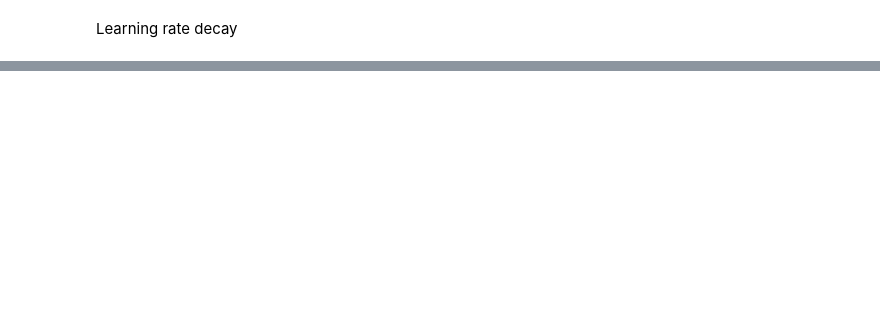
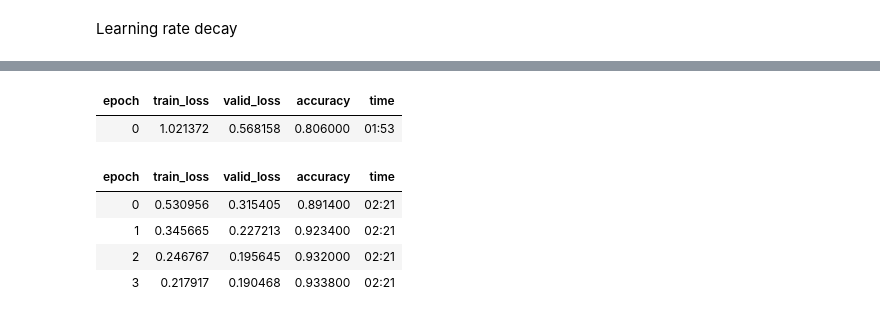
Before and after one commit to davoodwadi/davoodwadi.github.io, a Jupyter notebook: High_accuracy_CIFAR10.ipynb, the cells around one changed output, grey strips where cells are left out. Cells and saved outputs as stored; diff of their text form; code cells hidden in the pictures; blank space fills up the shorter version.

```diff
--- a/High_accuracy_CIFAR10.ipynb
+++ b/High_accuracy_CIFAR10.ipynb
@@ -297,0 +450,18 @@ train_eval(model, optimizer, train_loader, valid_loader, epoch=epoch)
+# %%
+def get_xy(ds):
+  return range(len(ds.data))
+def get_image(index):
+  return cifar_train.data[index]
+def get_label(index):
+  return cifar_train.classes[cifar_train.targets[index]]
+# %%
+datablock = DataBlock(blocks=(ImageBlock, CategoryBlock(vocab=vocab)),
+                  get_items=get_xy,
+                  splitter=RandomSplitter(seed=1),
+                  get_x=get_image,
+                  get_y=get_label,
+                  batch_tfms=aug_transforms(size=224),
+                  )
+# %%
+dls = datablock.dataloaders(cifar_train, bs=128)
+dls
@@ -297,0 +479,2 @@ train_eval(model, optimizer, train_loader, valid_loader, epoch=epoch)
+# %%
+learn = vision_learner(dls, resnet18, metrics=accuracy)
@@ -297,0 +487,10 @@ train_eval(model, optimizer, train_loader, valid_loader, epoch=epoch)
+# %%
+learn.fine_tune(4, 1e-3)
+# %% [output]
+| epoch | train_loss | valid_loss | accuracy | time |
+| 0 | 1.021372 | 0.568158 | 0.806000 | 01:53 |
+| epoch | train_loss | valid_loss | accuracy | time |
+| 0 | 0.530956 | 0.315405 | 0.891400 | 02:21 |
+| 1 | 0.345665 | 0.227213 | 0.923400 | 02:21 |
+| 2 | 0.246767 | 0.195645 | 0.932000 | 02:21 |
+| 3 | 0.217917 | 0.190468 | 0.933800 | 02:21 |
```
Also changed, not shown: parts of 30 cells of this notebook.
